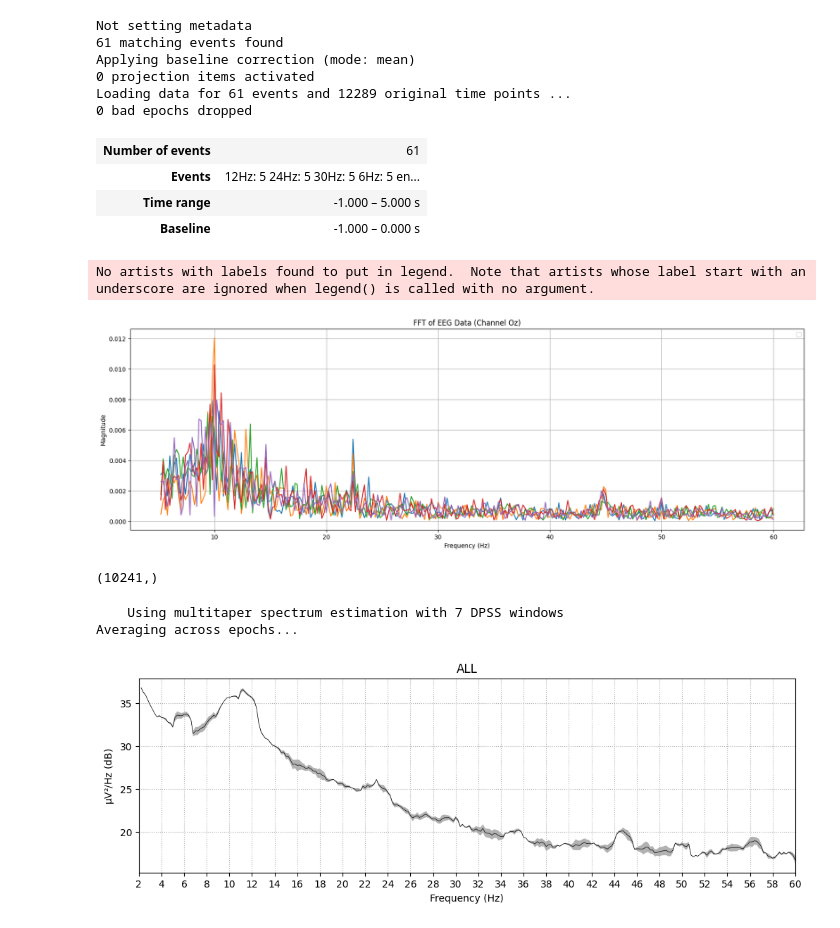
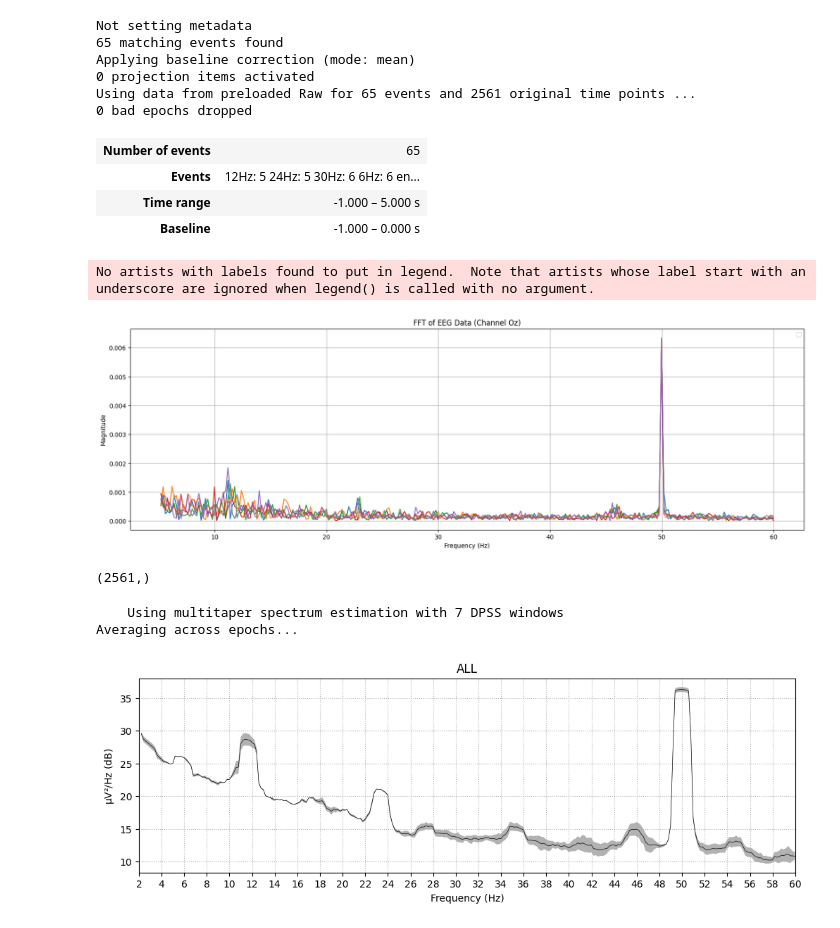
Before and after one commit to pipogood/BCI_MI_EA-wLTL, a Jupyter notebook: self_try/mne_bdf.ipynb, the cells around one changed output. Saved outputs shown, nothing was run; the diff lists cells and outputs as text; code cells hidden in the pictures.

```diff
--- a/self_try/mne_bdf.ipynb
+++ b/self_try/mne_bdf.ipynb
@@ -5,7 +5,8 @@ from mne.channels import make_standard_montage
 import matplotlib.pyplot as plt
 from mne.datasets import eegbci
 
-raw = mne.io.read_raw_bdf("C:\\Users\\pipo_\\OneDrive\\Desktop\\test_data\\Testdata3.bdf")
+raw = mne.io.read_raw_bdf("C:\\Users\\pipo_\\OneDrive\\Desktop\\test_data\\Testdata2.bdf", preload=True, verbose=False)
+raw = raw.resample(512, verbose = False)
 
 eegbci.standardize(raw)  # set channel names
 montage = make_standard_montage("biosemi64")
@@ -41,12 +38,18 @@ Effective window size : 1.000 (s)
 # %%
+# Bandpass filter
+
+raw = raw.copy().notch_filter(freqs=50)
+
+raw = raw.copy().filter(l_freq=1, h_freq=40, verbose = False)
+
 events_raw = mne.find_events(raw, shortest_event = 0)
 # events = np.delete(events_raw, [0, 1 ,4], axis= 0) #remove first event because that is power status
 events = events_raw
 
-event_dict =  {'12Hz': 8,
+event_dict =  {'12Hz': 2,
 '24Hz': 4,
-'6Hz': 10,
-'30Hz': 2,
+'6Hz': 8,
+'30Hz': 10,
 'trial_begin': 1,
 'trial_end': 20,
 'end_exper': 40
@@ -78,7 +99,7 @@ array([[ 36892,      0,      1],
 # %%
 Epochs = mne.Epochs(raw, events,
     tmin= -1.0,
-    tmax= 5.0,
+    tmax= 4.0,
     event_id=event_dict,
     preload = True,
     event_repeated='drop',
@@ -87,16 +108,20 @@ Epochs = mne.Epochs(raw, events,
     )
 # %% [output]
 Not setting metadata
-61 matching events found
+65 matching events found
 Applying baseline correction (mode: mean)
 0 projection items activated
-Loading data for 61 events and 12289 original time points ...
+Using data from preloaded Raw for 65 events and 2561 original time points ...
 0 bad epochs dropped
+# %%
+import pickle
+with open('SSVEP_test_epochs.pkl', 'wb') as f:
+    pickle.dump(Epochs, f)
 # %%
 Epochs
 # %% [output]
-| Number of events | 61 |
-| Events | 12Hz: 5 24Hz: 5 30Hz: 5 6Hz: 5 en... |
+| Number of events | 65 |
+| Events | 12Hz: 5 24Hz: 5 30Hz: 6 6Hz: 6 en... |
 | Time range | -1.000 – 5.000 s |
 | Baseline | -1.000 – 0.000 s |
 # %%
@@ -104,38 +143,38 @@ Epochs = Epochs.copy().crop(tmin = 0.0, tmax = 5.0)
 # %%
 # Compute FFT
-sampling_rate = 2048
+sampling_rate = 512
 selected_data = Epochs['24Hz'].pick(['Oz']).get_data()
 plt.figure(figsize=(20, 6))
 
 for epoch in range(selected_data.shape[0]):
     fft_result = np.fft.fft(selected_data[epoch,0,:])
     fft_magnitude = np.abs(fft_result)  # Magnitude of the FFT
     fft_frequency = np.fft.fftfreq(selected_data.shape[2], 1/sampling_rate)  # Frequency axis
 
     # Filter the frequencies between 5 Hz and 60 Hz
     freq_mask = (fft_frequency >= 5) & (fft_frequency <= 60)
 
     # Apply the mask to filter the magnitudes and frequencies
     filtered_magnitude = fft_magnitude[freq_mask]
     filtered_frequency = fft_frequency[freq_mask]
 
     # Plot the FFT for this epoch
     plt.plot(filtered_frequency, filtered_magnitude)
 
 # Customize the plot
 plt.title(f'FFT of EEG Data (Channel Oz)')
 plt.xlabel('Frequency (Hz)')
 plt.ylabel('Magnitude')
 plt.grid(True)
 plt.legend(loc='upper right')
 plt.show()
 # %% [output]
 No artists with labels found to put in legend.  Note that artists whose label start with an underscore are ignored when legend() is called with no argument.
-[figure, old version]
+[figure, new version]
 # %%
 fft_magnitude.shape
 # %% [output]
-(10241,)
+(2561,)
 # %%
 # Compute the PSD
 psd = Epochs['12Hz','6Hz','24Hz','30Hz'].pick(['O1', 'Oz']).compute_psd(fmin=2.0, fmax=60.0)
@@ -153,7 +192,7 @@ plt.show()
 # %% [output]
     Using multitaper spectrum estimation with 7 DPSS windows
 Averaging across epochs...
-[figure, old version]
+[figure, new version]
 # %%
 # Compute the PSD
 psd = Epochs['12Hz'].pick(['Oz']).compute_psd(fmin=2.0, fmax=60.0)
```
Also changed, not shown: parts of 8 cells of this notebook, 8 other files.
